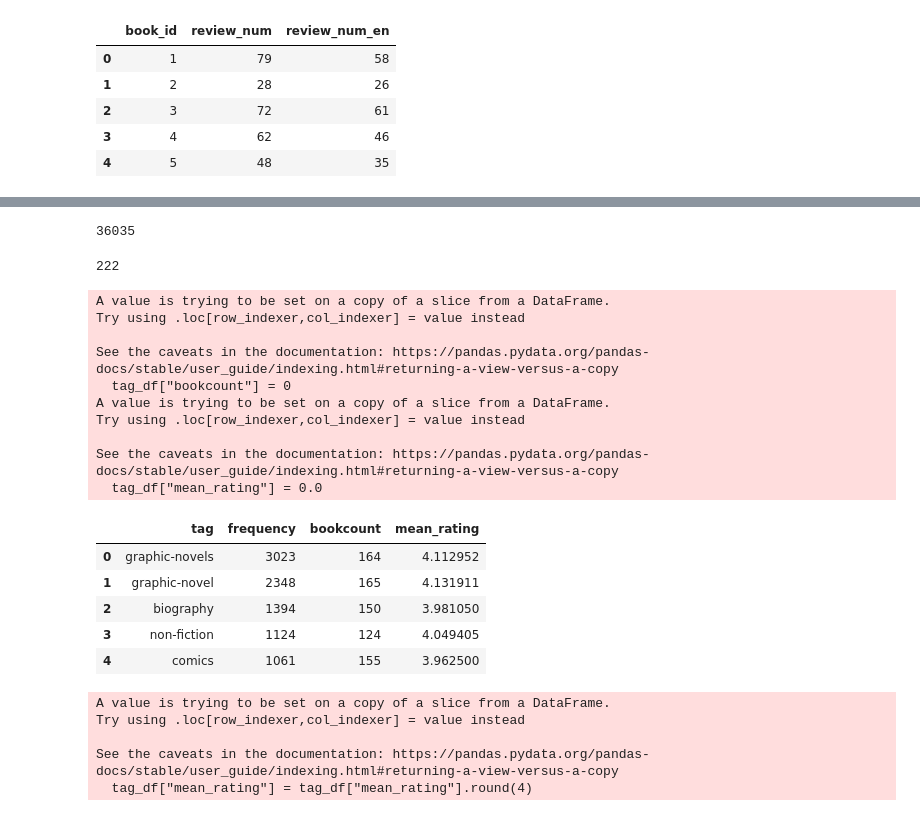
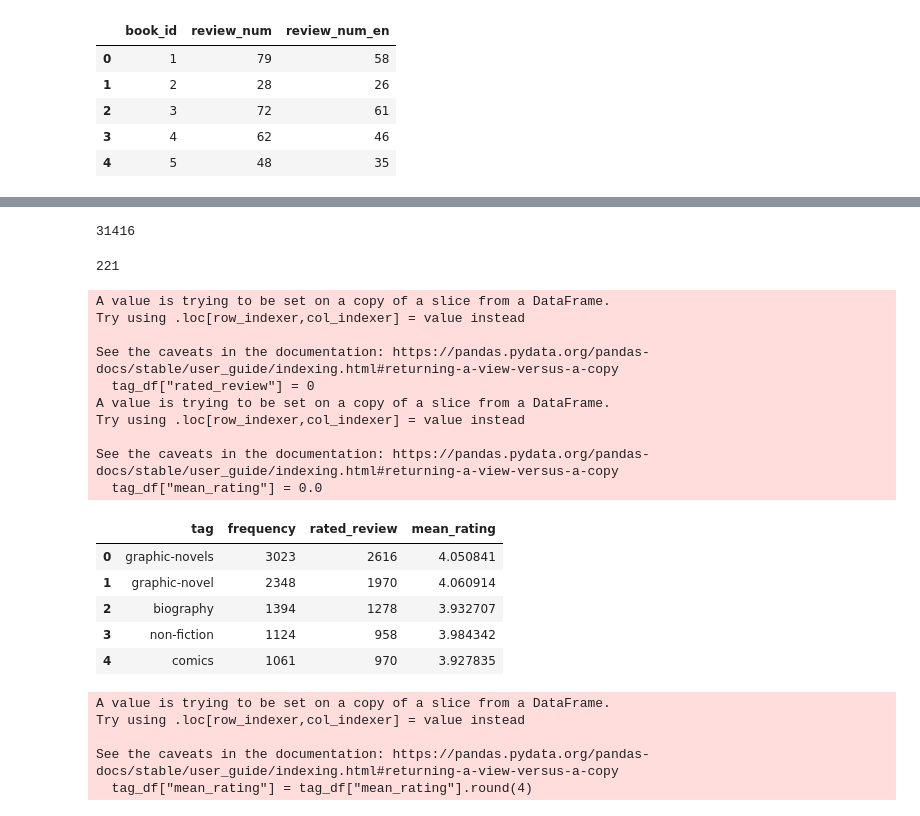
Before and after one commit to OdessyLiu/Modernist_Remediation, a Jupyter notebook: Analysis/poster_ACH_2411.ipynb, the cells around one changed output, grey strips where cells are left out. Cells and saved outputs as stored; diff of their text form; code cells hidden in the pictures.

```diff
--- a/Analysis/poster_ACH_2411.ipynb
+++ b/Analysis/poster_ACH_2411.ipynb
@@ -6,7 +6,7 @@ from matplotlib.colors import LinearSegmentedColormap
 import os
 import ast
 # %%
-master_data_path = "../Data/Goodreads_Comics_Data/Data_Files/Masterdata_ongoing.xlsx"
+master_data_path = "../Data/Goodreads_Comics_Data/Data_Files/Masterdata_ongoing_227.xlsx"
 master_data = pd.read_excel(master_data_path, sheet_name=["BOOK_SHEET", "BOOK_REVIEW_SHEET"])
 # %%
 review_num_df = master_data["BOOK_REVIEW_SHEET"]
@@ -67,6 +67,6 @@ plt.show()
 # %%
 # Bubble chart for most frequent tags
-# X: number of books that the tag appears in
+# X: number of rated reviews that the tag appears in
 # Y: mean rating of reviews with the tag
 # Bubble size: tag frequency over the whole dataset
 # Bubble color: tag category
@@ -81,7 +81,7 @@ en_reviews_path = "../Data/Reviews_Scraped/En/"
 files = os.listdir(en_reviews_path)
 df_list = []
 for f in files:
-    df = pd.read_csv(en_reviews_path + f)
+    df = pd.read_csv(en_reviews_path + f, encoding="utf-8")
     df["goodreads_id"] = os.path.basename(f).split("_reviews.csv")[0]
     df_list.append(df)
 en_reviews_df = pd.concat(df_list)
@@ -107,52 +107,49 @@ rating
 Name: count, dtype: int64
 # %%
+# Remove rows with missing rating values
+
 en_reviews_df = en_reviews_df.dropna(subset=['rating'])
 len(en_reviews_df)
 # %% [output]
-36035
+31416
 # %%
 len(set(en_reviews_df['goodreads_id']))
 # %% [output]
-222
+221
 # %%
-tag_df["bookcount"] = 0
+tag_df["rated_review"] = 0
 tag_df["mean_rating"] = 0.0
 
 for index, row in tag_df.iterrows():
     tag = row["tag"]
-    bookcount = 0
     reviewcount = 0
     rating_sum = 0.0
-    unique_goodreads_ids = set()
     for i, r in en_reviews_df.iterrows():
-        if tag in r["shelves"] and r["goodreads_id"] not in unique_goodreads_ids:
-            unique_goodreads_ids.add(r["goodreads_id"])
-            bookcount += 1
         if tag in r["shelves"]:
             reviewcount += 1
             rating_sum += r["rating"]
     mean_rating = rating_sum / reviewcount if reviewcount > 0 else 0
-    tag_df.at[index, "bookcount"] = bookcount
+    tag_df.at[index, "rated_review"] = reviewcount
     tag_df.at[index, "mean_rating"] = mean_rating
 
 tag_df.head()
 # %% [output]
 A value is trying to be set on a copy of a slice from a DataFrame.
 Try using .loc[row_indexer,col_indexer] = value instead
 
 See the caveats in the documentation: https://pandas.pydata.org/pandas-docs/stable/user_guide/indexing.html#returning-a-view-versus-a-copy
-  tag_df["bookcount"] = 0
+  tag_df["rated_review"] = 0
 A value is trying to be set on a copy of a slice from a DataFrame.
 Try using .loc[row_indexer,col_indexer] = value instead
 
 See the caveats in the documentation: https://pandas.pydata.org/pandas-docs/stable/user_guide/indexing.html#returning-a-view-versus-a-copy
   tag_df["mean_rating"] = 0.0
-|  | tag | frequency | bookcount | mean_rating |
-| 0 | graphic-novels | 3023 | 164 | 4.112952 |
-| 1 | graphic-novel | 2348 | 165 | 4.131911 |
-| 2 | biography | 1394 | 150 | 3.981050 |
-| 3 | non-fiction | 1124 | 124 | 4.049405 |
-| 4 | comics | 1061 | 155 | 3.962500 |
+|  | tag | frequency | rated_review | mean_rating |
+| 0 | graphic-novels | 3023 | 2616 | 4.050841 |
+| 1 | graphic-novel | 2348 | 1970 | 4.060914 |
+| 2 | biography | 1394 | 1278 | 3.932707 |
+| 3 | non-fiction | 1124 | 958 | 3.984342 |
+| 4 | comics | 1061 | 970 | 3.927835 |
 # %%
 tag_df["mean_rating"] = tag_df["mean_rating"].round(4)
 tag_100_path = "../Data/Tags/tag_100_4ACH.csv"
```
Also changed, not shown: parts of 7 cells of this notebook, 12 other files.
